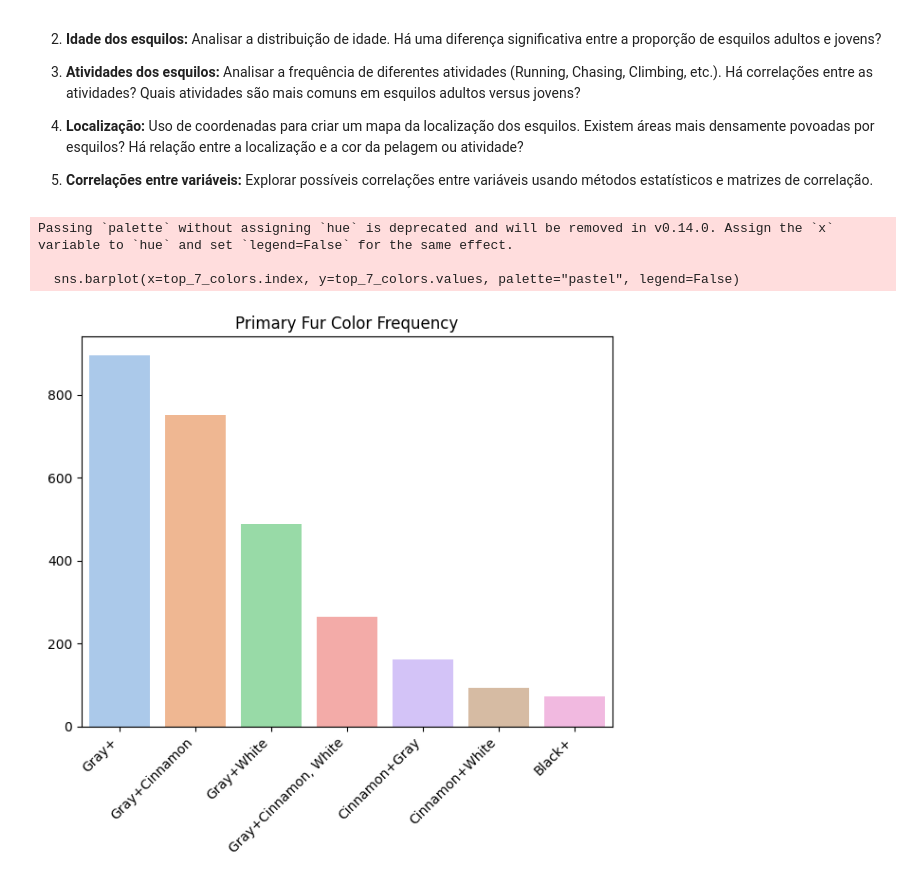
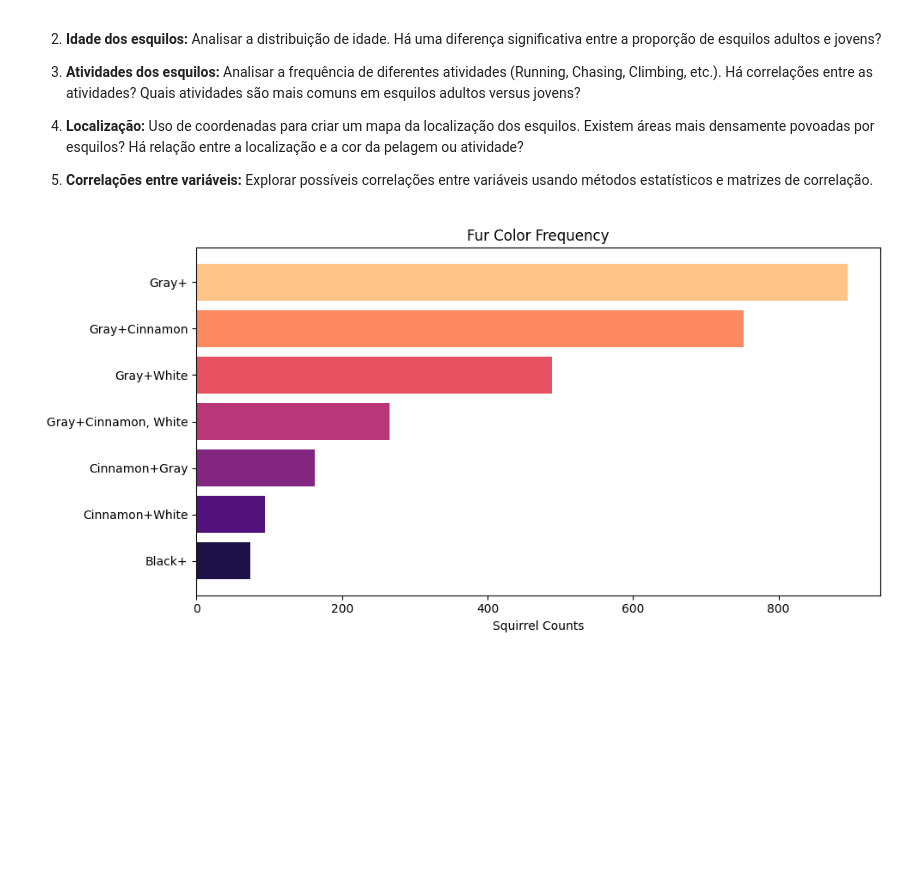
Before and after one commit to Mustasheep/Central-Park-Squirrel-Census, a Jupyter notebook: Central_Park_Squirrel_Census.ipynb, the cells around one changed output. Saved outputs shown, nothing was run; the diff lists cells and outputs as text; code cells hidden in the pictures; blank space fills up the shorter version.

```diff
--- a/Central_Park_Squirrel_Census.ipynb
+++ b/Central_Park_Squirrel_Census.ipynb
@@ -149,18 +168,15 @@ new_squirrel_data.head()
 # %%
 # Visualizar a frequência de cor das pelagens
 top_7_colors = new_squirrel_data['Fur Color'].value_counts().head(7)
-plt.figure(figsize=(12, 6))
+sorted_index = top_7_colors.sort_values().index
+plt.figure(figsize=(10, 5))
 
-plt.subplot(1, 2, 1)
-sns.barplot(x=top_7_colors.index, y=top_7_colors.values, palette="pastel", legend=False)
-plt.title('Primary Fur Color Frequency')
-plt.xlabel('')
-plt.xticks(rotation=45, ha='right')
+plt.barh(sorted_index, top_7_colors[sorted_index], color=sns.color_palette("magma", 7))
+plt.title('Fur Color Frequency')
+plt.ylabel('')
+plt.xlabel('Squirrel Counts')
 
 plt.tight_layout()
 plt.show()
 # %% [output]
-Passing `palette` without assigning `hue` is deprecated and will be removed in v0.14.0. Assign the `x` variable to `hue` and set `legend=False` for the same effect.
-
-  sns.barplot(x=top_7_colors.index, y=top_7_colors.values, palette="pastel", legend=False)
-[figure, old version]
+[figure, new version]
```
Also changed, not shown: parts of 1 cell of this notebook.
